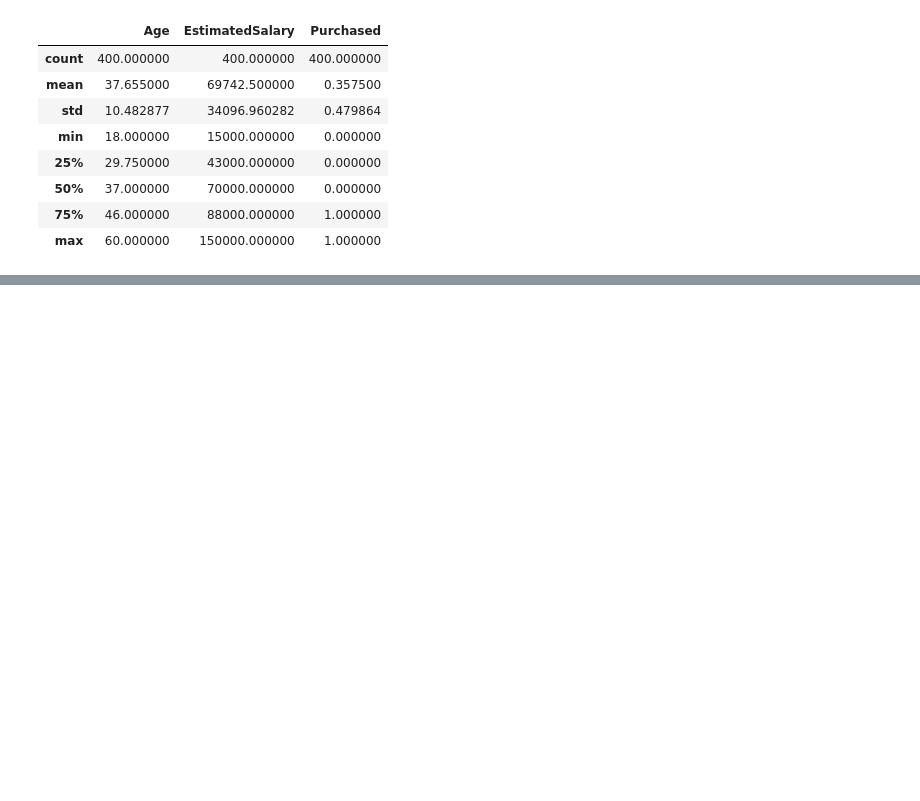
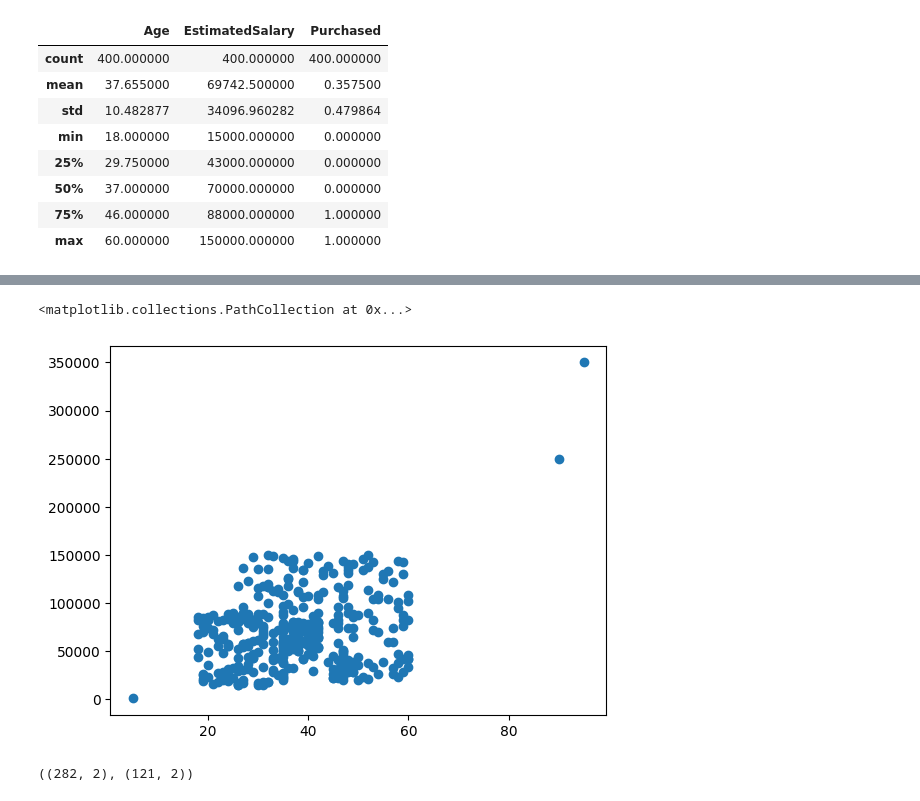
Before and after one commit to AbdullahAssi/ML, a Jupyter notebook: Practice/Standardization/standardization.ipynb, the cells around one changed output, grey strips where cells are left out. Saved outputs shown, nothing was run; the diff lists cells and outputs as text; code cells hidden in the pictures; blank space fills up the shorter version.

```diff
--- a/Practice/Standardization/standardization.ipynb
+++ b/Practice/Standardization/standardization.ipynb
@@ -171,3 +175,13 @@ df.describe()
 | 50% | 37.000000 | 70000.000000 | 0.000000 |
 | 75% | 46.000000 | 88000.000000 | 1.000000 |
 | max | 60.000000 | 150000.000000 | 1.000000 |
+# %%
+
+data_to_append = {'Age': [5, 90, 95], 'EstimatedSalary': [1000, 250000, 350000], 'Purchased': [0, 1, 1]}
+
+df_to_append = pd.DataFrame(data_to_append)
+
+# Appending the new DataFrame to the original DataFrame
+df = pd.concat([df, df_to_append], ignore_index=True)
+
+print(df.describe())
@@ -173,0 +198,14 @@ df.describe()
+# %%
+plt.scatter(df['Age'], df['EstimatedSalary'])
+# %% [output]
+<matplotlib.collections.PathCollection at 0x...>
+[figure, added]
+# %%
+from sklearn.model_selection import train_test_split
+X_train , X_test ,y_train , y_test  = train_test_split(df.drop('Purchased',axis=1),
+                                                        df['Purchased'],
+                                                        test_size=0.3,
+                                                        random_state=0)
+X_train.shape , X_test.shape
+# %% [output]
+((282, 2), (121, 2))
```
Also changed, not shown: parts of 6 cells of this notebook, 4 other files.
